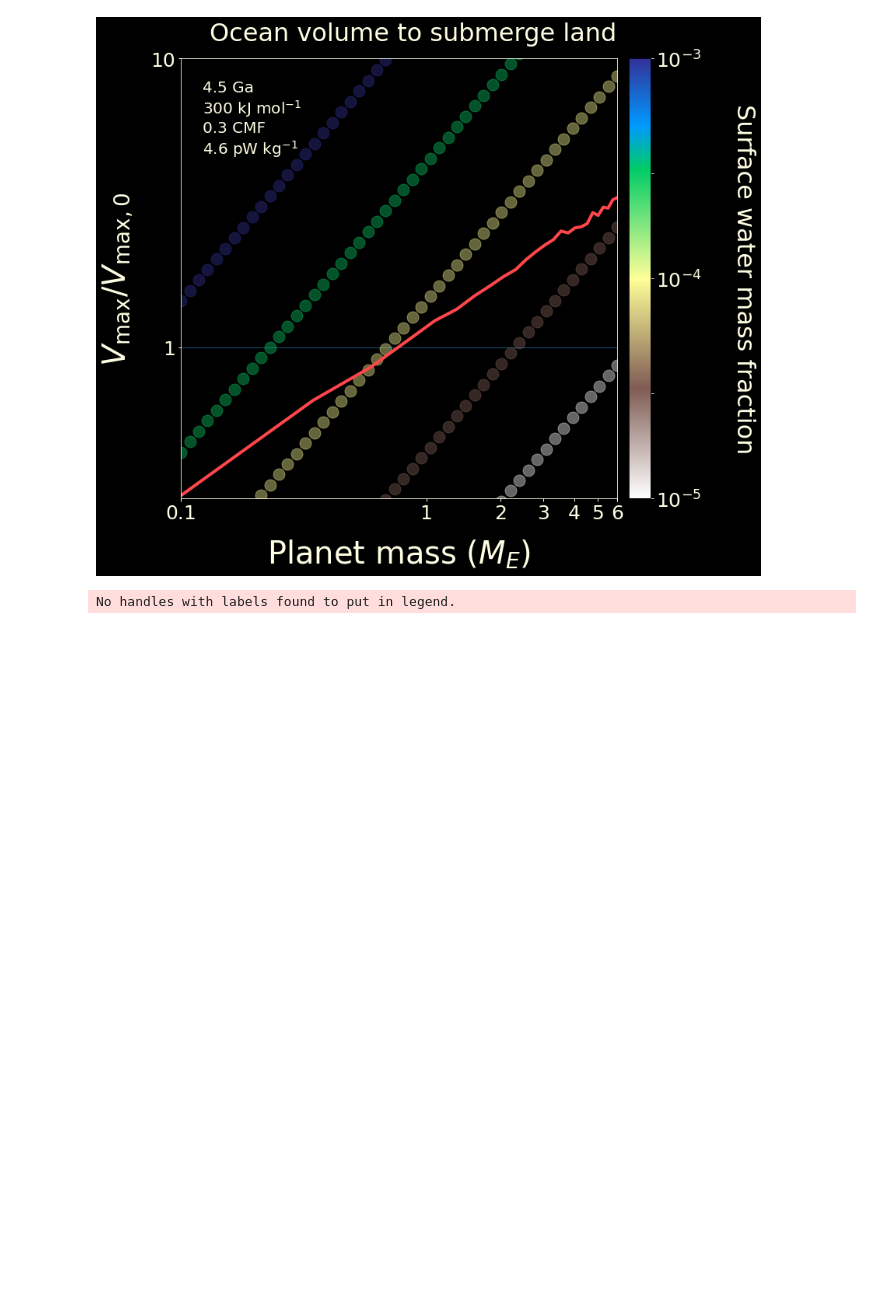
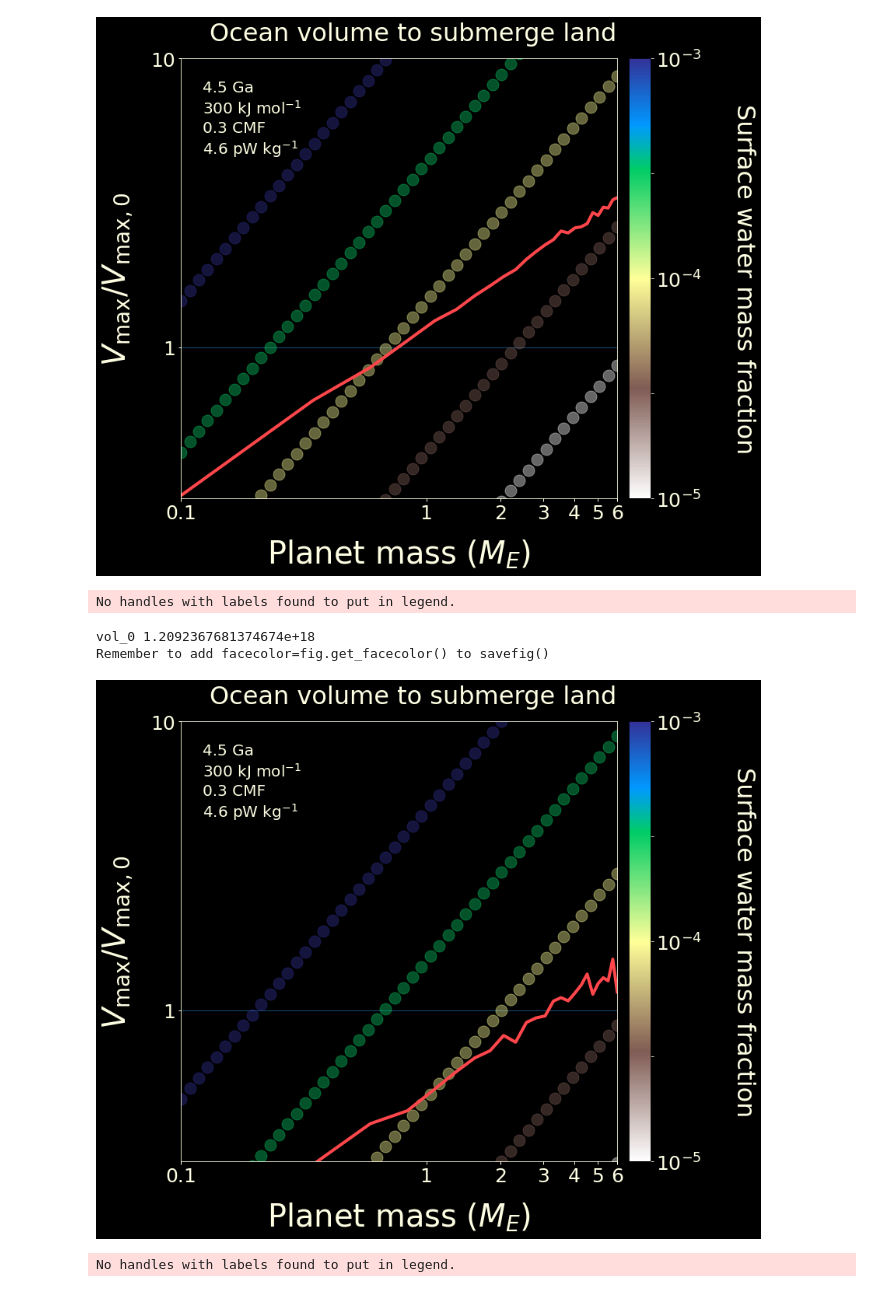
Before and after one commit to clairesworld/exo-top, a Jupyter notebook: notebooks/plot_ocean_capacity.ipynb, the cells around one changed output. Saved outputs shown, nothing was run; the diff lists cells and outputs as text; code cells hidden in the pictures; blank space fills up the shorter version.

```diff
--- a/notebooks/plot_ocean_capacity.ipynb
+++ b/notebooks/plot_ocean_capacity.ipynb
@@ -75,6 +78,53 @@ No handles with labels found to put in legend.
 vol_0 4.1262096529184435e+17
 Remember to add facecolor=fig.get_facecolor() to savefig()
 [figure]
+# %%
+labelsize=40
+fig, axes = plottop.plot_ocean_capacity_relative(n_stats=10, relative=True, nplanets=25,
+                                                 legsize=20, ticksize=25, labelsize=labelsize, wspace=0.15,
+                                                 titlesize=32, fig_path=fig_path, save=False,
+                                                 showwaterscale=True, log=True,
+                                                 defaults='Venusbaseline', textc='xkcd:off white',
+                                                 title='Ocean volume to submerge land',
+                                                 spectrum_fpath=benchmark_path+'wei_Venus/',
+                                                 spectrum_fname='model_power_m2_b.csv',
+#                                                  c='#81f79f',
+                                                 c='xkcd:light red',
+                                                 alpha=1, lw=4, ymin=0.3, ymax=1.8, labelpad=10,
+                                                 set_ylim=True, x_vars=['M_p'], units=['$M_E$'],
+                                                 x_range=[(0.1 * p.M_E, 6 * p.M_E)], xscales=[p.M_E ** -1],
+                                                 xlabels=['Planet mass\n($M_E$)'],
+                                                 leg_bbox=(0, 1.01), clabelpad=70,
+                                                 fname='ocean-vol', ytitle=1.05, M0=4,
+                                                mass_frac_sfcwater=[1e-5, 3e-5, 1e-4, 3e-4, 1e-3])
+ax = axes[0]
+# for ax in axes:
+#     ax.set_xscale('log')
+#     ax.set_yscale('log')
+ax.set_ylabel('$V_{\mathrm{max}}/V_{\mathrm{max},0}$', fontsize=labelsize, c='xkcd:off white', labelpad=20)
+ax.set_xlabel('Planet mass ($M_E$)', fontsize=labelsize, c='xkcd:off white', labelpad=20)
+
+ax.set_xlim((0.1, 6))
+ax.set_ylim((3e-1, 1e1))
+
+ax.text(0.05, 0.95, '4.5 Ga\n300 kJ mol$^{-1}$\n0.3 CMF\n4.6 pW kg$^{-1}$', fontsize=20,
+                    horizontalalignment='left', c='xkcd:off white',
+                    verticalalignment='top',
+                    transform=ax.transAxes)
+
+ax.xaxis.set_major_formatter(ticker.FormatStrFormatter('%g'))
+ax.xaxis.set_minor_formatter(ticker.NullFormatter())
+ax.yaxis.set_major_formatter(ticker.FormatStrFormatter('%g'))
+ax.yaxis.set_minor_formatter(ticker.NullFormatter())
+ax.set_xticks([0.1, 1, 2, 3, 4, 5, 6])
+
+fig, *axes = dark_background(fig, axes)
+fig.savefig(fig_path+'ocn_vol4.png', bbox_inches='tight')
+# %% [output]
+No handles with labels found to put in legend.
+vol_0 1.2092367681374674e+18
+Remember to add facecolor=fig.get_facecolor() to savefig()
+[figure, added]
 # %%
 fig, axes = plottop.plot_ocean_capacity_relative(n_stats=100,
                                                  legsize=23.5, ticksize=20, labelsize=28, wspace=0.15,
```
Also changed, not shown: parts of 1 cell of this notebook, 2 other files.
